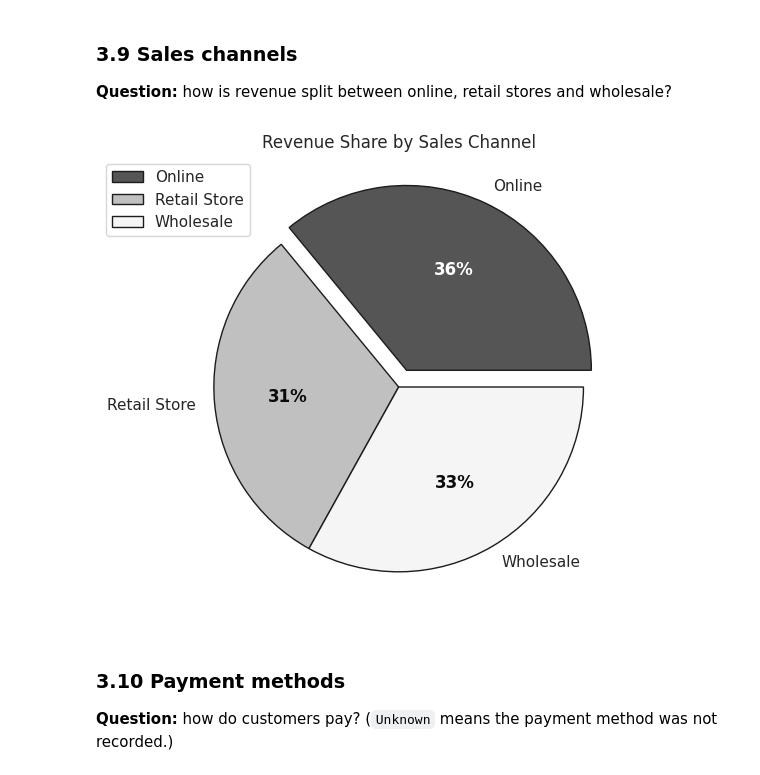
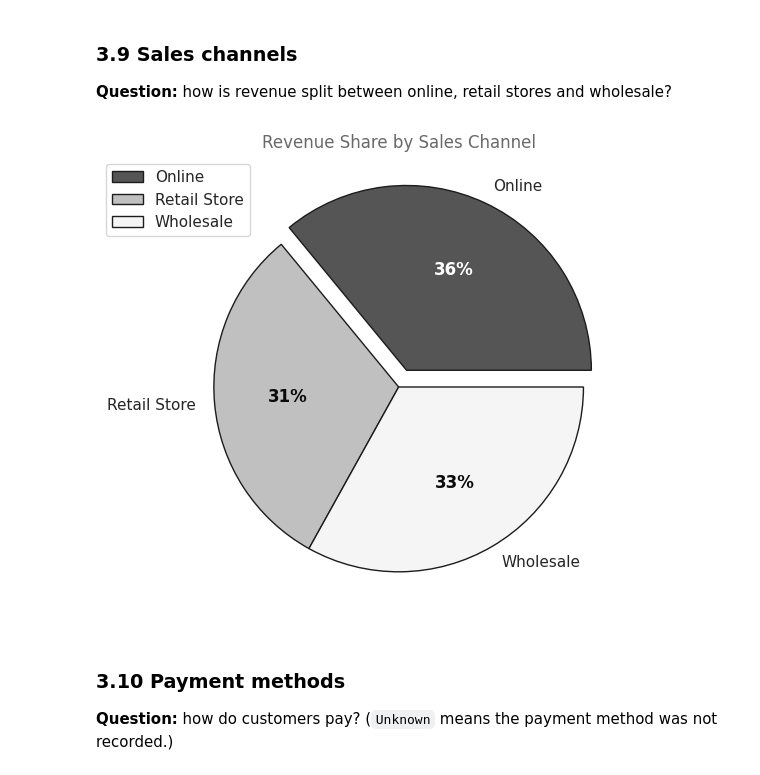
Before and after one commit to bungei53/retail-sales-analysis-kenya, a Jupyter notebook: 01_eda_visualization_simple_(1).ipynb, the cells around one changed output. Drawn from its saved outputs; the diff is of its cells as text; code cells hidden in the pictures.

```diff
--- a/01_eda_visualization_simple_(1).ipynb
+++ b/01_eda_visualization_simple_(1).ipynb
@@ -310,29 +345,29 @@ plt.show()
 # %%
 by_channel = df.groupby('sales_channel')['total_amount'].sum()
 colors = ['#555555', '#c0c0c0', '#f5f5f5']
 pct_colors = ['#ffffff', '#0a0a0a', '#0a0a0a']  # White for dark slice, black for light slices
 explode = (0.1, 0, 0)
 ax = by_channel.plot(
     kind='pie',
     autopct='%1.0f%%',
     figsize=(6, 6),
     explode=explode,
     colors=colors,
     wedgeprops={'edgecolor': '#1c1c1c', 'linewidth': 1}
 )
 
 # Color only the percentage labels inside the slices
 for autotext, color in zip(ax.texts[1::2], pct_colors):
     autotext.set_color(color)
     autotext.set_fontweight('bold')
 
-plt.title('Revenue Share by Sales Channel')
+plt.title('Revenue Share by Sales Channel', color='dimgray')
 # Position the legend explicitly in the left corner outside the pie
 plt.legend(loc='upper left', bbox_to_anchor=(-0.15, 1.0))
 plt.ylabel('')
 plt.show()
 # %% [output]
-[figure, old version]
+[figure, new version]
 # %% [markdown]
 ### 3.10 Payment methods
 **Question:** how do customers pay? (`Unknown` means the payment method was not recorded.)
```
Also changed, not shown: parts of 7 cells of this notebook.
